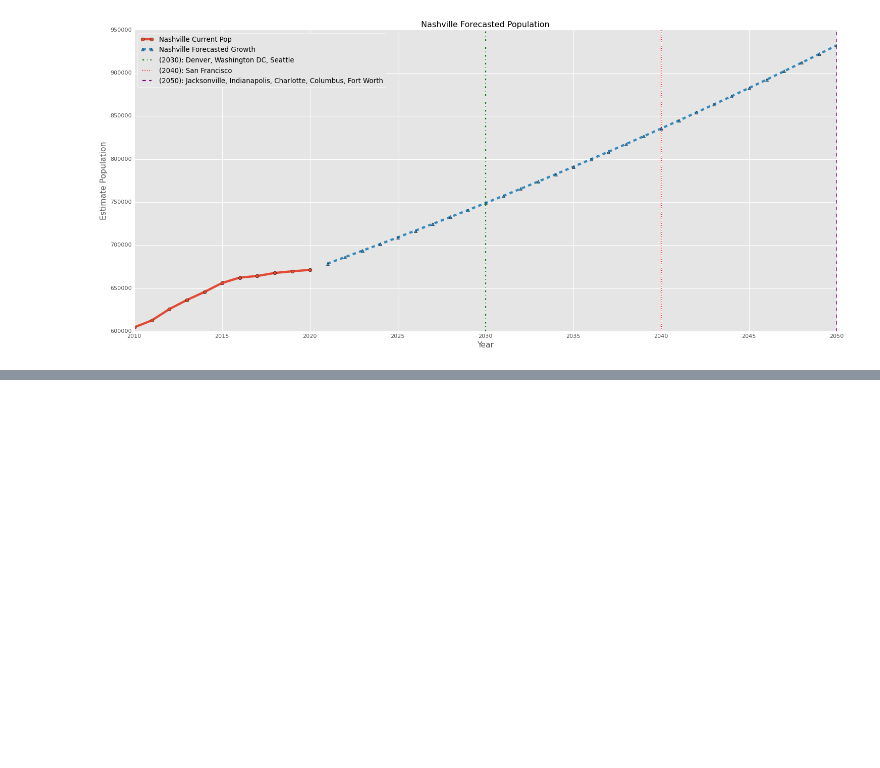
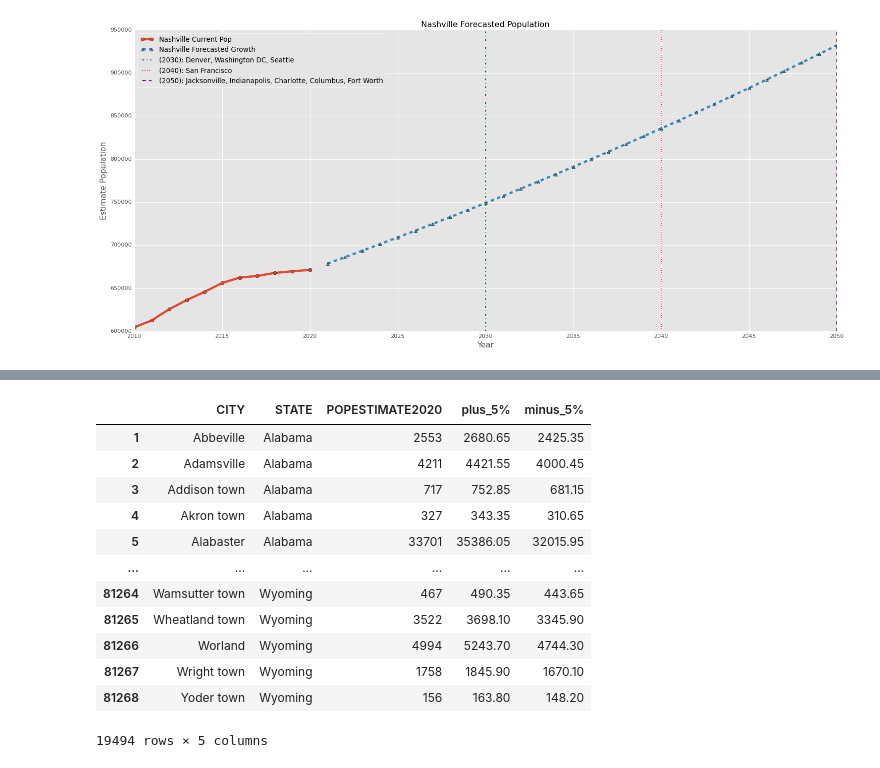
Before and after one commit to tye642/nashville_public_transportation, a Jupyter notebook: notebook/census_data_analysis.ipynb, the cells around one changed output, grey strips where cells are left out. Saved outputs shown, nothing was run; the diff lists cells and outputs as text; code cells hidden in the pictures; blank space fills up the shorter version.

```diff
--- a/notebook/census_data_analysis.ipynb
+++ b/notebook/census_data_analysis.ipynb
@@ -659,3 +659,6 @@ plt.title('Nashville Forecasted Population')
 # %% [output]
 Text(0.5, 1.0, 'Nashville Forecasted Population')
 [figure]
+# %%
+city_2020_pop['plus_5%'] = city_2020_pop['POPESTIMATE2020']*1.05
+city_2020_pop['minus_5%'] = city_2020_pop['POPESTIMATE2020']*0.95
@@ -661,0 +676,16 @@ Text(0.5, 1.0, 'Nashville Forecasted Population')
+# %%
+city_2020_pop
+# %% [output]
+|  | CITY | STATE | POPESTIMATE2020 | plus_5% | minus_5% |
+| 1 | Abbeville | Alabama | 2553 | 2680.65 | 2425.35 |
+| 2 | Adamsville | Alabama | 4211 | 4421.55 | 4000.45 |
+| 3 | Addison town | Alabama | 717 | 752.85 | 681.15 |
+| 4 | Akron town | Alabama | 327 | 343.35 | 310.65 |
+| 5 | Alabaster | Alabama | 33701 | 35386.05 | 32015.95 |
+| ... | ... | ... | ... | ... | ... |
+| 81264 | Wamsutter town | Wyoming | 467 | 490.35 | 443.65 |
+| 81265 | Wheatland town | Wyoming | 3522 | 3698.10 | 3345.90 |
+| 81266 | Worland | Wyoming | 4994 | 5243.70 | 4744.30 |
+| 81267 | Wright town | Wyoming | 1758 | 1845.90 | 1670.10 |
+| 81268 | Yoder town | Wyoming | 156 | 163.80 | 148.20 |
+19494 rows × 5 columns
```
Also changed, not shown: parts of 5 cells of this notebook, 6 other files.
